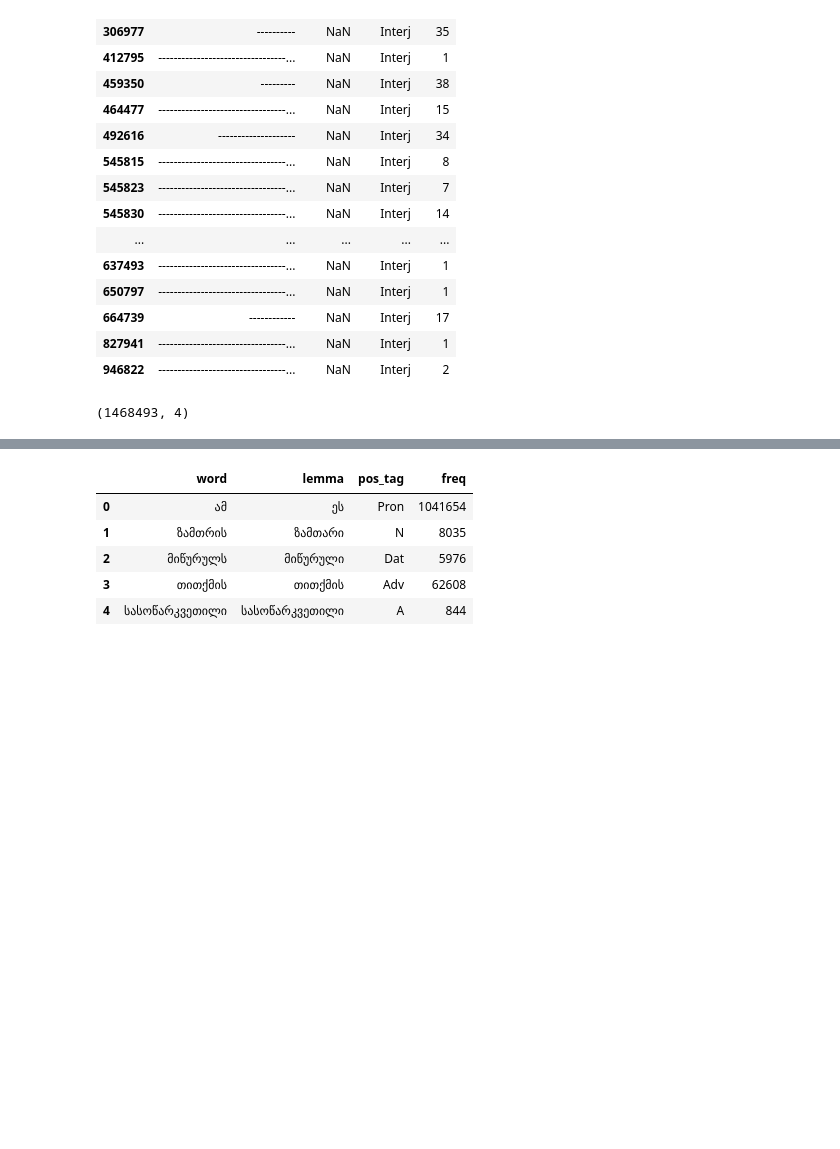
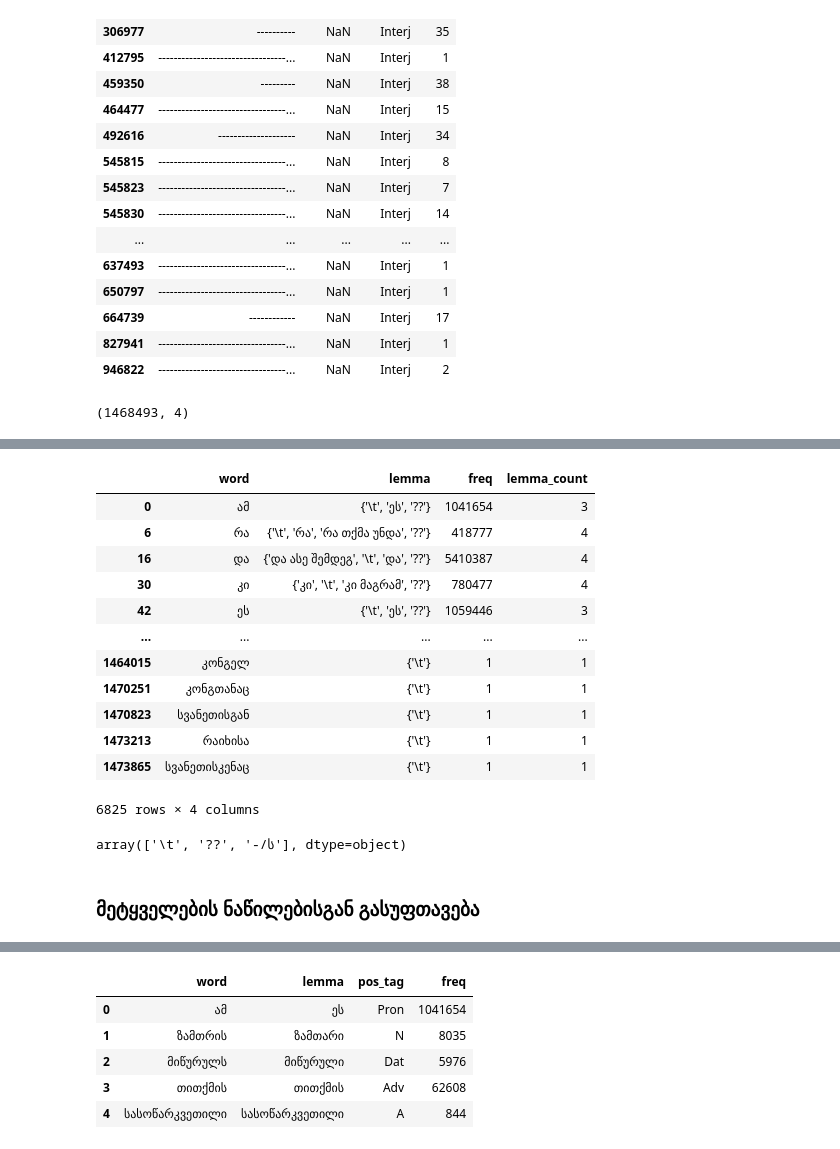
Before and after one commit to Nargizi/GNC_Exlporation, a Jupyter notebook: Analysis.ipynb, the cells around one changed output, grey strips where cells are left out. Saved outputs shown, nothing was run; the diff lists cells and outputs as text; code cells hidden in the pictures; blank space fills up the shorter version.

```diff
--- a/Analysis.ipynb
+++ b/Analysis.ipynb
@@ -853,0 +979,22 @@ df2.loc[:,'lemma'] = df2.loc[:,'lemma'].apply(remove_dot)
+# %%
+df[df.lemma.str.contains(r"\\t")]
+# %% [output]
+|  | word | lemma | freq | lemma_count |
+| 0 | ამ | {'\t', 'ეს', '??'} | 1041654 | 3 |
+| 6 | რა | {'\t', 'რა', 'რა თქმა უნდა', '??'} | 418777 | 4 |
+| 16 | და | {'და ასე შემდეგ', '\t', 'და', '??'} | 5410387 | 4 |
+| 30 | კი | {'კი', '\t', 'კი მაგრამ', '??'} | 780477 | 4 |
+| 42 | ეს | {'\t', 'ეს', '??'} | 1059446 | 3 |
+| ... | ... | ... | ... | ... |
+| 1464015 | კონგელ | {'\t'} | 1 | 1 |
+| 1470251 | კონგთანაც | {'\t'} | 1 | 1 |
+| 1470823 | სვანეთისგან | {'\t'} | 1 | 1 |
+| 1473213 | რაიხისა | {'\t'} | 1 | 1 |
+| 1473865 | სვანეთისკენაც | {'\t'} | 1 | 1 |
+6825 rows × 4 columns
+# %%
+df2[df2.lemma.str.contains(r'[^აბგდევზთიკლმნოპჟრსტუფქღყშჩცძწჭხჯჰ*-]')].lemma.unique()
+# %% [output]
+array(['\t', '??', '-/ს'], dtype=object)
+# %% [markdown]
+### მეტყველების ნაწილებისგან გასუფთავება
```
Also changed, not shown: parts of 57 cells of this notebook, 1 other file.
